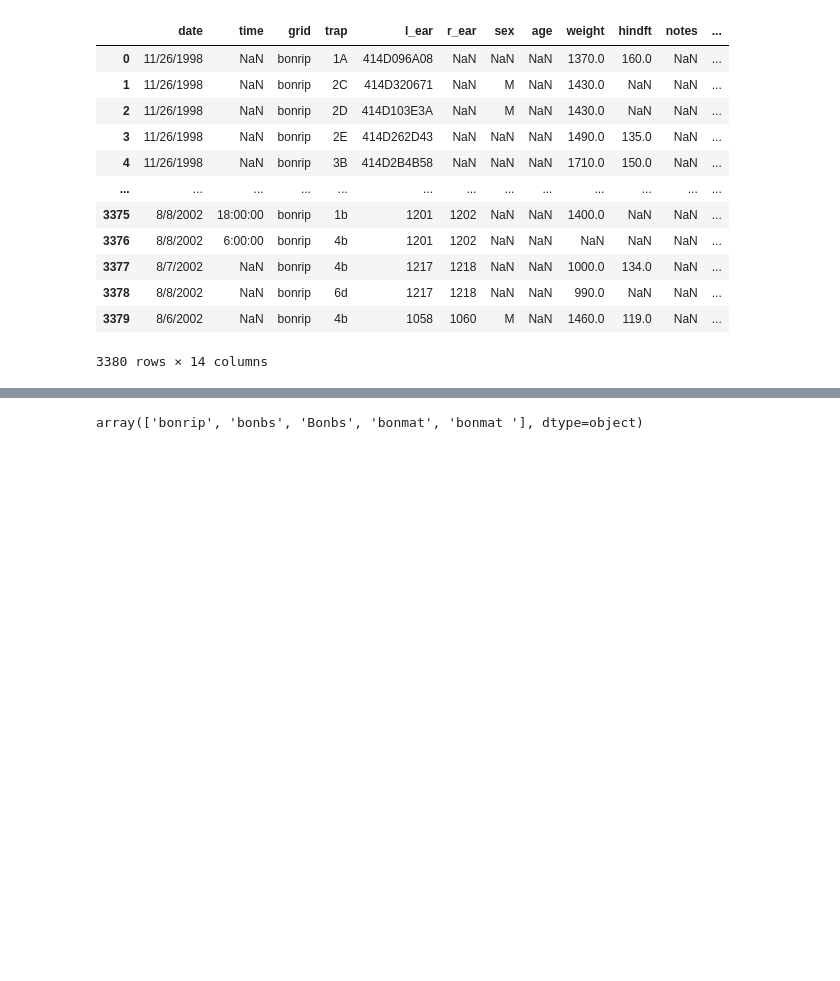
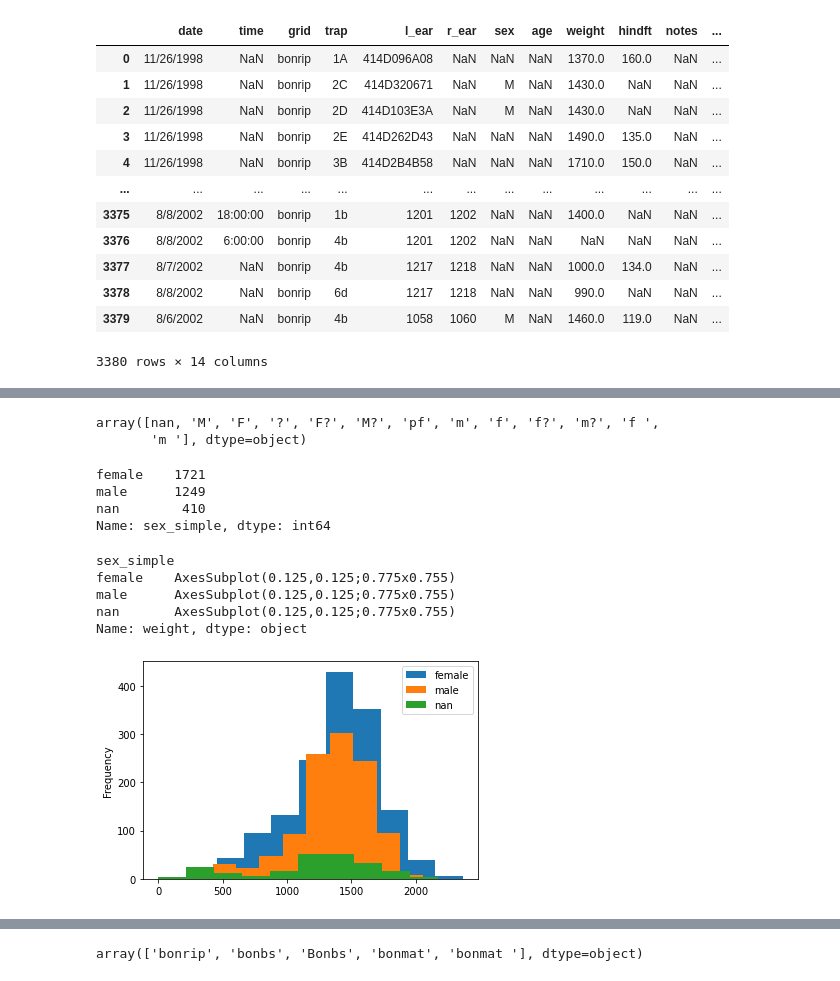
Before and after one commit to carmengg/eds-220-book, a Jupyter notebook: discussion-sections/ds2-hares.ipynb, the cells around one changed output, grey strips where cells are left out. Saved outputs shown, nothing was run; the diff lists cells and outputs as text; code cells hidden in the pictures; blank space fills up the shorter version.

```diff
--- a/discussion-sections/ds2-hares.ipynb
+++ b/discussion-sections/ds2-hares.ipynb
@@ -22,0 +142,36 @@ hares
+# %%
+# get the unique values for the sex column
+hares.sex.unique()
+# %% [output]
+array([nan, 'M', 'F', '?', 'F?', 'M?', 'pf', 'm', 'f', 'f?', 'm?', 'f ',
+       'm '], dtype=object)
+# %%
+# create a new column called `sex_simple` where
+#   'F','f', and 'f ' get assigned to 'female'
+#   'M','m', and 'm ' get assigned to 'male'
+#   anything else gets assigned np.nan
+# HINT: use np.select like we did on Monday
+
+conditions = [(hares.sex == 'F') | (hares.sex == 'f') | (hares.sex == 'f '),
+              (hares.sex == 'M') | (hares.sex == 'm') | (hares.sex == 'm ')]
+
+choices = ['female', 'male']
+
+hares['sex_simple'] = np.select(conditions, choices, default=np.nan)
+
+# check the counts of unique values in the new `sex_simple` column
+hares.sex_simple.value_counts(dropna=False)
+# %% [output]
+female    1721
+male      1249
+nan        410
+Name: sex_simple, dtype: int64
+# %%
+hares.groupby('sex_simple').weight.plot(kind='hist', legend=True)
+# %% [output]
+sex_simple
+female    AxesSubplot(0.125,0.125;0.775x0.755)
+male      AxesSubplot(0.125,0.125;0.775x0.755)
+nan       AxesSubplot(0.125,0.125;0.775x0.755)
+Name: weight, dtype: object
+[figure, added]
```
Also changed, not shown: parts of 23 cells of this notebook, 1 other file.
